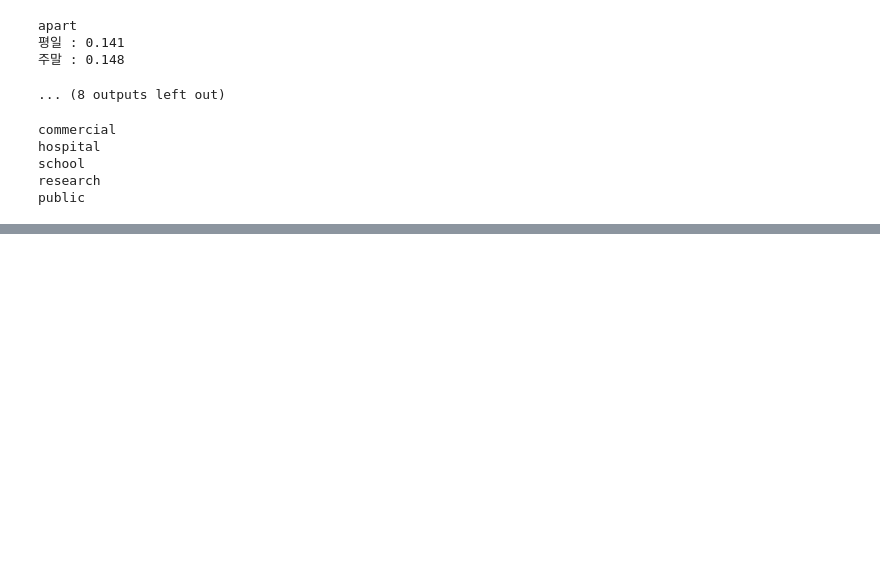
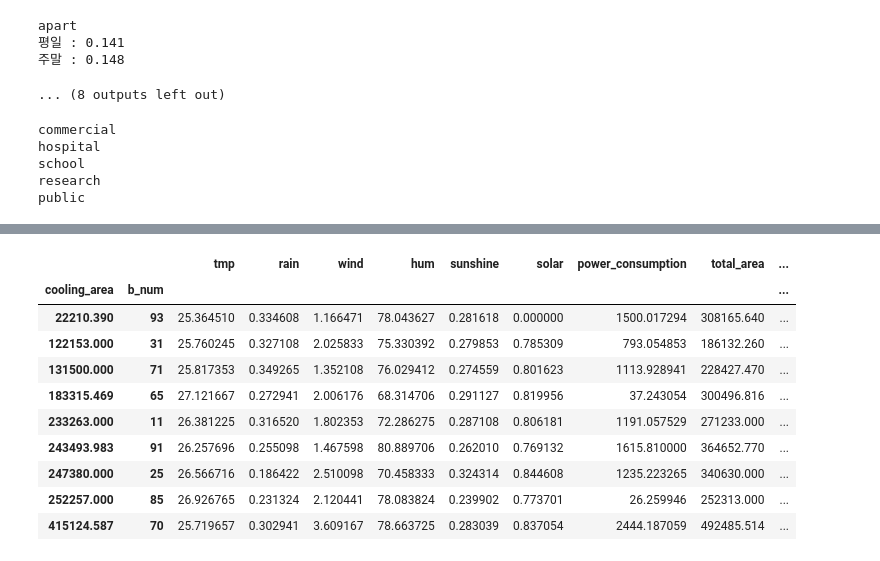
Before and after one commit to Jacod97/DACON_Project, a Jupyter notebook: Electricity_prediction/scripts/data_process.ipynb, the cells around one changed output, grey strips where cells are left out. Drawn from its saved outputs; the diff is of its cells as text; code cells hidden in the pictures; blank space fills up the shorter version.

```diff
--- a/Electricity_prediction/scripts/data_process.ipynb
+++ b/Electricity_prediction/scripts/data_process.ipynb
@@ -232,3 +232,29 @@ merge_df[['tmp', 'rain', 'wind', 'hum', 'sunshine', 'solar', 'power_consumption'
 | 75% | 28.800000 | 0.000000 | 2.700000 | 88.000000 | 0.600000 | 1.230000 | 3726.765000 | 2024-08-03 17:15:00 | 5.000000 | 8.000000 | ... |
 | max | 38.700000 | 100.900000 | 15.200000 | 100.000000 | 1.000000 | 3.950000 | 27155.940000 | 2024-08-24 23:00:00 | 6.000000 | 8.000000 | ... |
 | std | 4.052888 | 2.052947 | 1.316102 | 16.378490 | 0.396476 | 1.017394 | 3689.102792 | NaN | 1.999866 | 0.793923 | ... |
+# %%
+# 1. "-" 치환하고 숫자 변환
+apart = df_dict['apart'].replace("-", 0)
+apart = apart.apply(pd.to_numeric, errors='coerce')
+
+# 2. NaN 채우기
+apart = apart.fillna(0)
+
+# 3. 분석에 필요 없는 컬럼 제거
+apart = apart.drop(['num_date_time','datetime', 'weekday', 'month', 'day', 'time', 'b_type'], axis=1)
+
+# 4. groupby 집계
+gb = apart.groupby(['cooling_area','b_num']).mean(numeric_only=True)
+display(gb)
+# %% [output]
+|  |  | tmp | rain | wind | hum | sunshine | solar | power_consumption | total_area | ... |
+| cooling_area | b_num |  |  |  |  |  |  |  |  | ... |
+| 22210.390 | 93 | 25.364510 | 0.334608 | 1.166471 | 78.043627 | 0.281618 | 0.000000 | 1500.017294 | 308165.640 | ... |
+| 122153.000 | 31 | 25.760245 | 0.327108 | 2.025833 | 75.330392 | 0.279853 | 0.785309 | 793.054853 | 186132.260 | ... |
+| 131500.000 | 71 | 25.817353 | 0.349265 | 1.352108 | 76.029412 | 0.274559 | 0.801623 | 1113.928941 | 228427.470 | ... |
+| 183315.469 | 65 | 27.121667 | 0.272941 | 2.006176 | 68.314706 | 0.291127 | 0.819956 | 37.243054 | 300496.816 | ... |
+| 233263.000 | 11 | 26.381225 | 0.316520 | 1.802353 | 72.286275 | 0.287108 | 0.806181 | 1191.057529 | 271233.000 | ... |
+| 243493.983 | 91 | 26.257696 | 0.255098 | 1.467598 | 80.889706 | 0.262010 | 0.769132 | 1615.810000 | 364652.770 | ... |
+| 247380.000 | 25 | 26.566716 | 0.186422 | 2.510098 | 70.458333 | 0.324314 | 0.844608 | 1235.223265 | 340630.000 | ... |
+| 252257.000 | 85 | 26.926765 | 0.231324 | 2.120441 | 78.083824 | 0.239902 | 0.773701 | 26.259946 | 252313.000 | ... |
+| 415124.587 | 70 | 25.719657 | 0.302941 | 3.609167 | 78.663725 | 0.283039 | 0.837054 | 2444.187059 | 492485.514 | ... |
```
Also changed, not shown: parts of 1 cell of this notebook, 4 other files.
